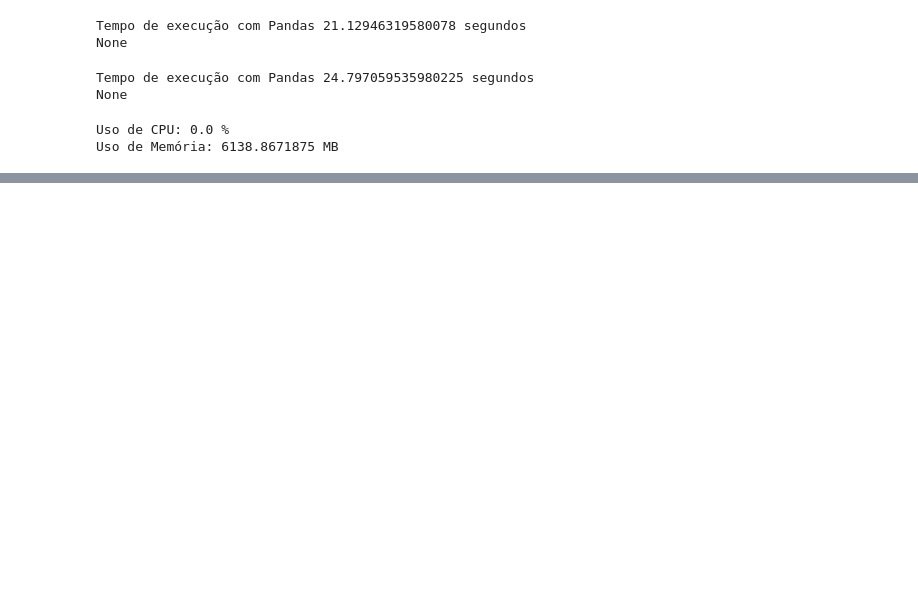
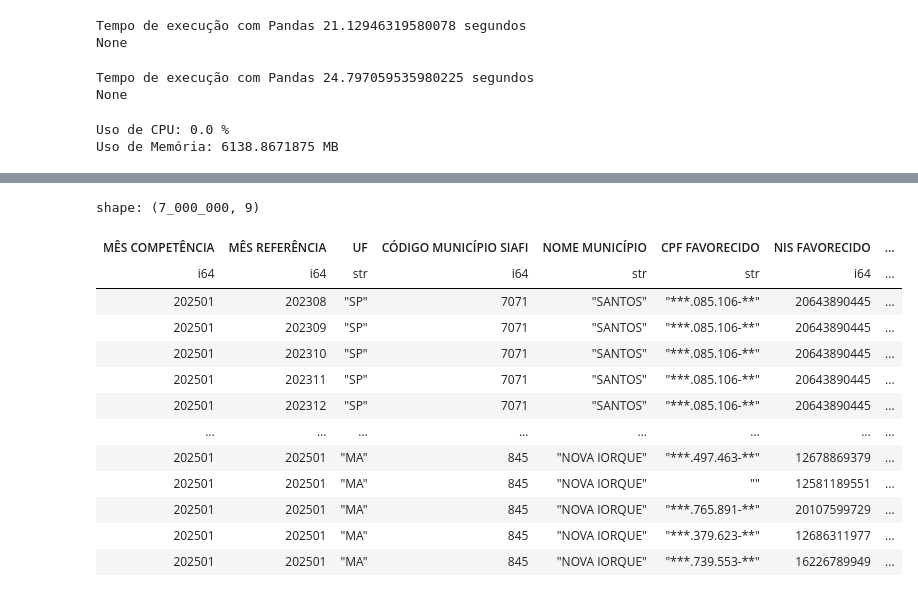
Before and after one commit to ResidenciaSerratecDados/Big_Data, a Jupyter notebook: BigData.ipynb, the cells around one changed output, grey strips where cells are left out. Drawn from its saved outputs; the diff is of its cells as text; code cells hidden in the pictures; blank space fills up the shorter version.

```diff
--- a/BigData.ipynb
+++ b/BigData.ipynb
@@ -107,0 +232,27 @@ Uso de Memória: 6138.8671875 MB
+# %%
+import pandas as pd
+import polars as pl
+import time
+from IPython.display import display
+import psutil
+
+#Concatenar arquivos parquet
+df_0125=pl.read_parquet('/content/202501_NovoBolsaFamilia.parquet')
+df_0225=pl.read_parquet('/content/202501_NovoBolsaFamilia.parquet')
+df_010225=pl.concat([df_0125,df_0225])
+display(df_010225.head(7000000))
+# %% [output]
+shape: (7_000_000, 9)
+| MÊS COMPETÊNCIA | MÊS REFERÊNCIA | UF | CÓDIGO MUNICÍPIO SIAFI | NOME MUNICÍPIO | CPF FAVORECIDO | NIS FAVORECIDO | ... |
+| i64 | i64 | str | i64 | str | str | i64 | ... |
+| 202501 | 202308 | "SP" | 7071 | "SANTOS" | "***.085.106-**" | 20643890445 | ... |
+| 202501 | 202309 | "SP" | 7071 | "SANTOS" | "***.085.106-**" | 20643890445 | ... |
+| 202501 | 202310 | "SP" | 7071 | "SANTOS" | "***.085.106-**" | 20643890445 | ... |
+| 202501 | 202311 | "SP" | 7071 | "SANTOS" | "***.085.106-**" | 20643890445 | ... |
+| 202501 | 202312 | "SP" | 7071 | "SANTOS" | "***.085.106-**" | 20643890445 | ... |
+| … | … | … | … | … | … | … | ... |
+| 202501 | 202501 | "MA" | 845 | "NOVA IORQUE" | "***.497.463-**" | 12678869379 | ... |
+| 202501 | 202501 | "MA" | 845 | "NOVA IORQUE" | "" | 12581189551 | ... |
+| 202501 | 202501 | "MA" | 845 | "NOVA IORQUE" | "***.765.891-**" | 20107599729 | ... |
+| 202501 | 202501 | "MA" | 845 | "NOVA IORQUE" | "***.379.623-**" | 12686311977 | ... |
+| 202501 | 202501 | "MA" | 845 | "NOVA IORQUE" | "***.739.553-**" | 16226789949 | ... |
```
Also changed, not shown: parts of 24 cells of this notebook, 1 other file.
